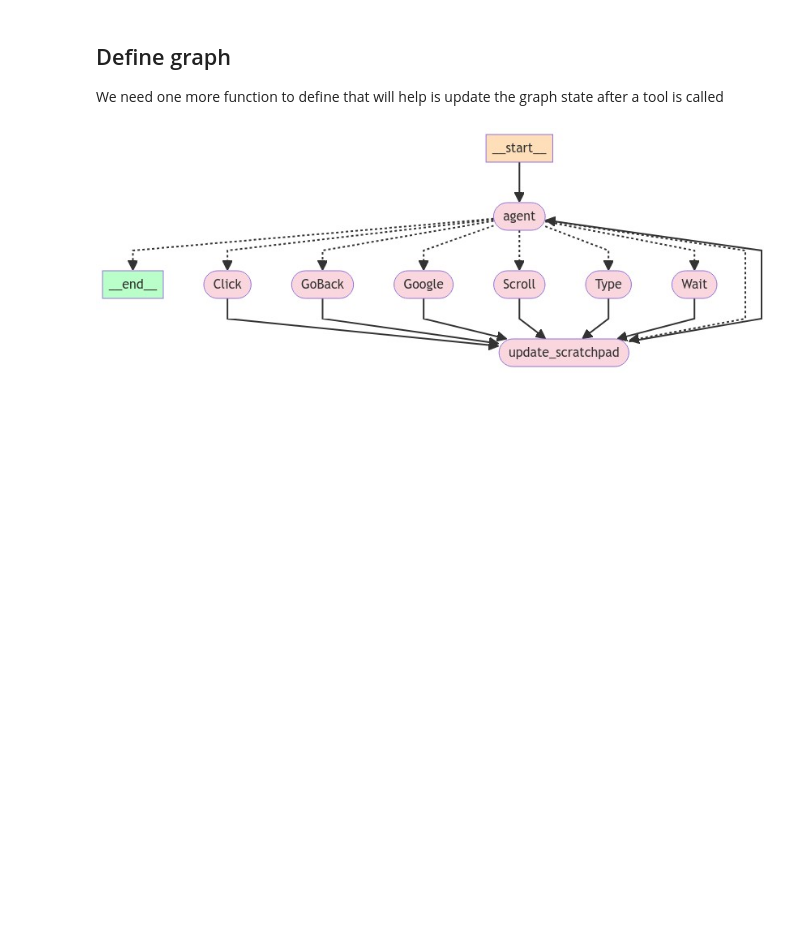
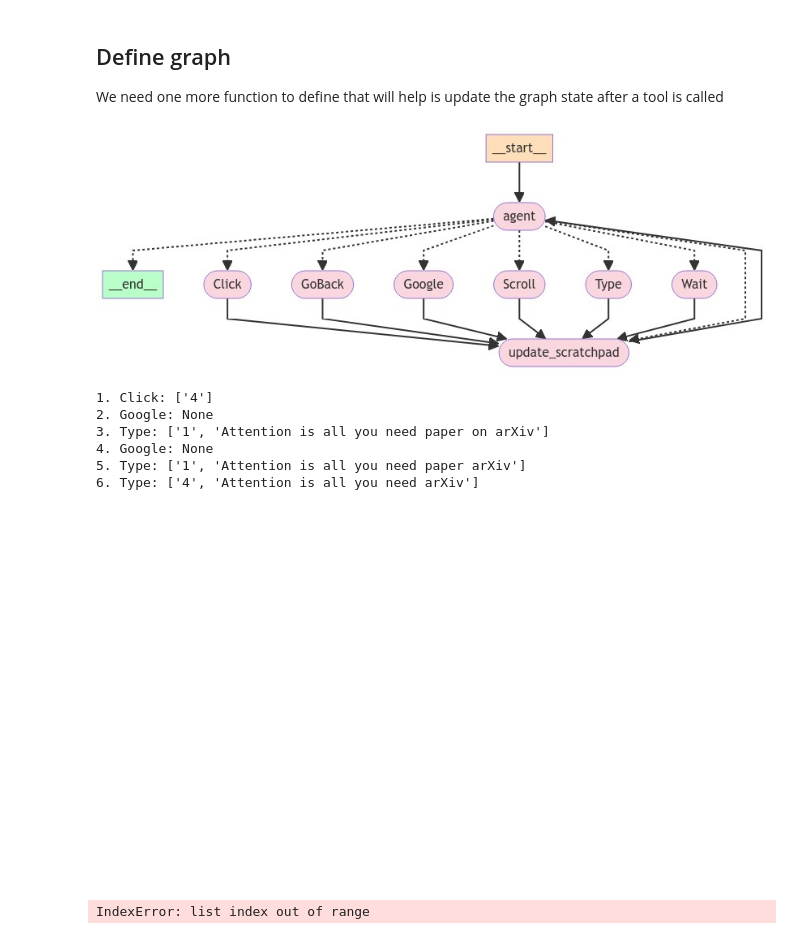
Before and after one commit to ad71/ragbot, a Jupyter notebook: langgraph_web_voyager.ipynb, the cells around one changed output. Cells and saved outputs as stored; diff of their text form; code cells hidden in the pictures; blank space fills up the shorter version.

```diff
--- a/langgraph_web_voyager.ipynb
+++ b/langgraph_web_voyager.ipynb
@@ -288,7 +303,7 @@ prompt = ChatPromptTemplate(
 # %%
 llm = ChatOpenAI(model='gpt-4-vision-preview', max_tokens=4096)
 # %%
-agent = annotate | RunnablePassthrough.assign(prediction=prompt | llm | StrOutputParser() | parse)
+agent = annotate | RunnablePassthrough.assign(prediction=format_descriptions | prompt | llm | StrOutputParser() | parse)
 # %%
 # display(
 #     Image(
@@ -385,0 +399,48 @@ display(
+# %%
+# finished creating agent executor. begin at duckduckgo.com and let it control the rest
+browser = await async_playwright().start()
+browser = await browser.chromium.launch(headless=False, args=None)
+page = await browser.new_page()
+_ = await page.goto('https://www.duckduckgo.com')
+
+async def call_agent(question: str, page, max_steps: int=150):
+    event_stream = graph.astream(
+        {
+            'page': page,
+            'input': question,
+            'scratchpad': []
+        },
+        {
+            'recursion_limit': max_steps
+        }
+    )
+    final_answer = None
+    steps = []
+
+    async for event in event_stream:
+        if 'agent' not in event:
+            continue
+        pred = event['agent'].get('prediction') or {}
+        action = pred.get('action')
+        action_input = pred.get('args')
+        display.clear_output(wait=False)
+        steps.append(f'{len(steps) + 1}. {action}: {action_input}')
+        print('\n'.join(steps))
+        display.display(Image(base64.b64decode(event['agent']['img'])))
+        if 'ANSWER' in action:
+            final_answer = action_input[0]
+            break
+
+    return final_answer
+# %%
+res = await call_agent('Explain the Attention is all you need paper on arXiv', page)
+print(f'Final response: {res}')
+# %% [output]
+1. Click: ['4']
+2. Google: None
+3. Type: ['1', 'Attention is all you need paper on arXiv']
+4. Google: None
+5. Type: ['1', 'Attention is all you need paper arXiv']
+6. Type: ['4', 'Attention is all you need arXiv']
+[figure, added]
+IndexError: list index out of range
```
Also changed, not shown: parts of 7 cells of this notebook.
